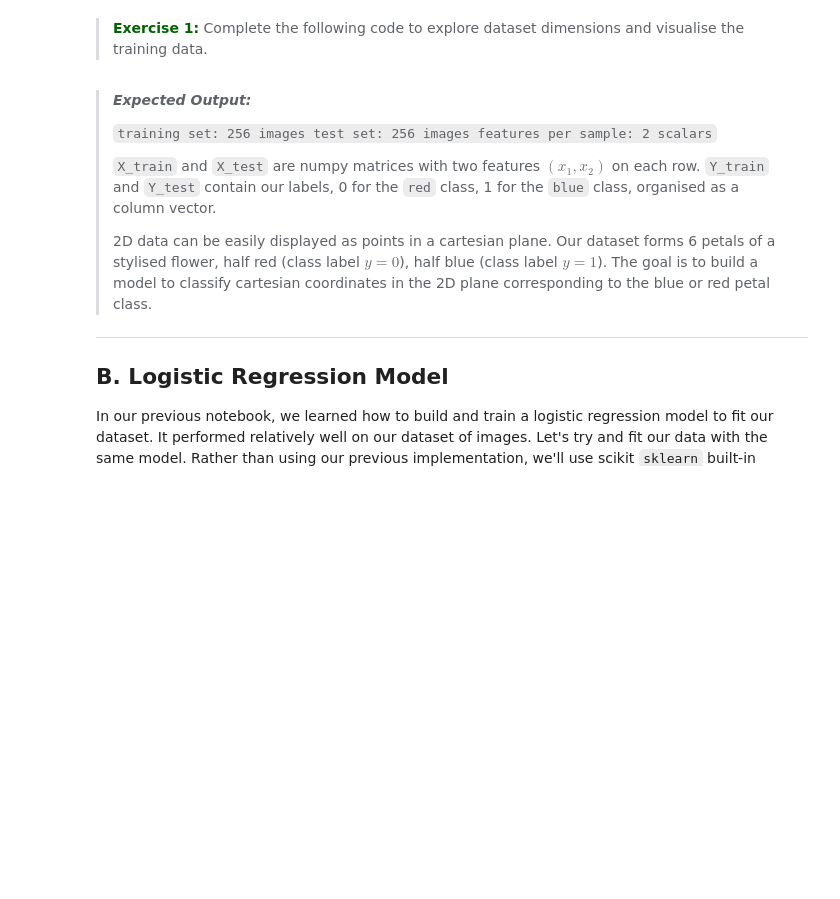
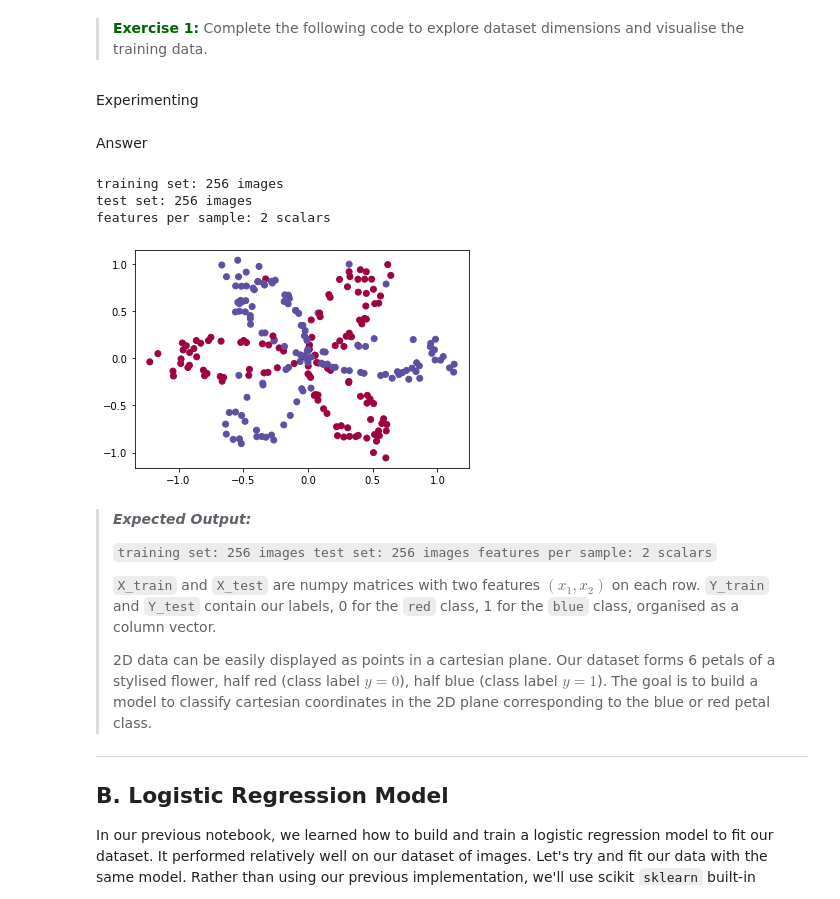
Before and after one commit to Seti-0/college, a Jupyter notebook: DL/T3/T3.ipynb, the cells around one changed output. Saved outputs shown, nothing was run; the diff lists cells and outputs as text; code cells hidden in the pictures; blank space fills up the shorter version.

```diff
--- a/DL/T3/T3.ipynb
+++ b/DL/T3/T3.ipynb
@@ -58,19 +58,28 @@ def load_dataset():
     return (X_train, Y_train), (X_test, Y_test), classes
 # %% [markdown]
 > <font color='darkgreen'>**Exercise 1:**</font> Complete the following code to explore dataset dimensions and visualise the training data.
+# %% [markdown]
+Experimenting
+# %% [markdown]
+Answer
 # %%
 (X_train, Y_train), (X_test, Y_test), classes = load_dataset()
 
 ### INPUT YOUR CODE HERE ### (3 lines)
-n_train = None
-n_test = None
-feature_count = None
+n_train = len(Y_train)
+n_test = len(Y_test)
+feature_count = X_train.shape[1]
 ### END OF YOUR CODE SEGMENT ###
 
 print("training set: {} images".format(n_train))
 print("test set: {} images".format(n_test))
 print("features per sample: {} scalars".format(feature_count))
 plt.scatter(X_test[:,0], X_test[:,1], c=Y_test.reshape(-1), cmap=plt.cm.Spectral);
+# %% [output]
+training set: 256 images
+test set: 256 images
+features per sample: 2 scalars
+[figure, added]
 # %% [markdown]
 > ***Expected Output:***
 >
```
Also changed, not shown: parts of 9 cells of this notebook.
